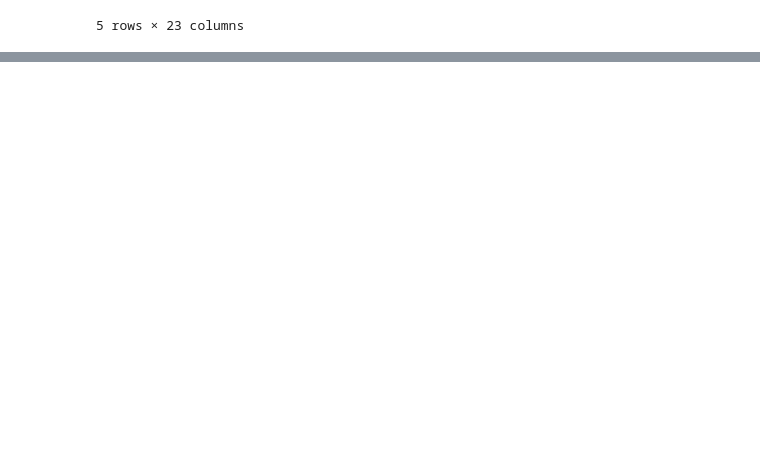
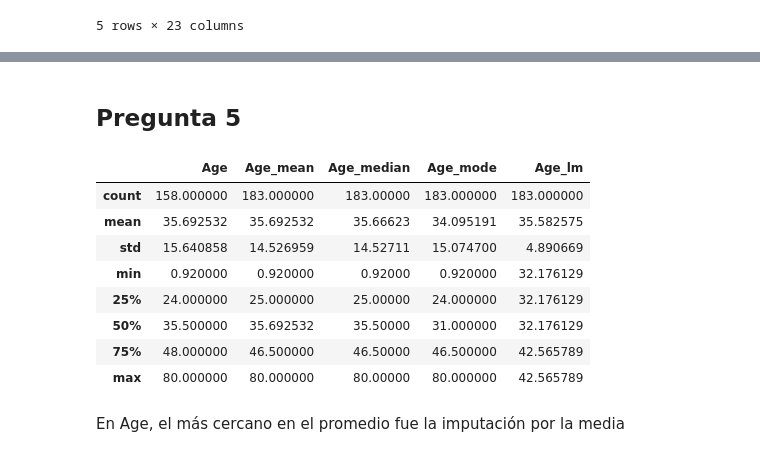
Before and after one commit to emily-soto/Entregas_DW, a Jupyter notebook: Lab08/Lab08_script.ipynb, the cells around one changed output, grey strips where cells are left out. Drawn from its saved outputs; the diff is of its cells as text; code cells hidden in the pictures; blank space fills up the shorter version.

```diff
--- a/Lab08/Lab08_script.ipynb
+++ b/Lab08/Lab08_script.ipynb
@@ -846,0 +574,10 @@ df_norm.describe()
+# %%
+df['Fare_pct'] = np.where(
+    df['Fare']<pl,
+    pl,
+    np.where(
+        df['Fare']>pu,
+        pu,
+        df['Fare']
+    )
+)
@@ -846,0 +597,17 @@ df_norm.describe()
+# %% [markdown]
+## Pregunta 5
+# %%
+df_c = df_c.join(df[['Age_mean', 'Age_median','Age_mode', 'Age_lm']], on='PassengerId', how='outer', rsuffix='_y')
+df[['Age', 'Age_mean', 'Age_median','Age_mode', 'Age_lm']].describe()
+# %% [output]
+|  | Age | Age_mean | Age_median | Age_mode | Age_lm |
+| count | 158.000000 | 183.000000 | 183.00000 | 183.000000 | 183.000000 |
+| mean | 35.692532 | 35.692532 | 35.66623 | 34.095191 | 35.582575 |
+| std | 15.640858 | 14.526959 | 14.52711 | 15.074700 | 4.890669 |
+| min | 0.920000 | 0.920000 | 0.92000 | 0.920000 | 32.176129 |
+| 25% | 24.000000 | 25.000000 | 25.00000 | 24.000000 | 32.176129 |
+| 50% | 35.500000 | 35.692532 | 35.50000 | 31.000000 | 32.176129 |
+| 75% | 48.000000 | 46.500000 | 46.50000 | 46.500000 | 42.565789 |
+| max | 80.000000 | 80.000000 | 80.00000 | 80.000000 | 42.565789 |
+# %% [markdown]
+En Age, el más cercano en el promedio fue la imputación por la media
```
Also changed, not shown: parts of 112 cells of this notebook.
